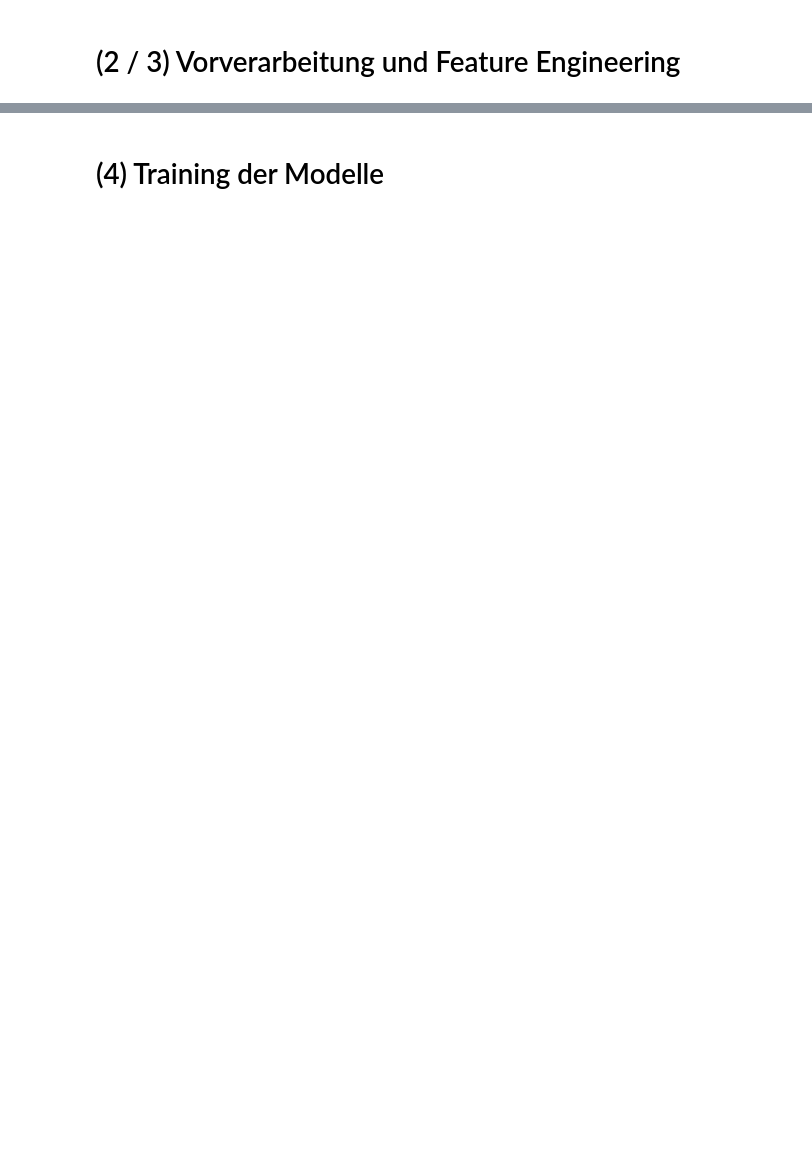
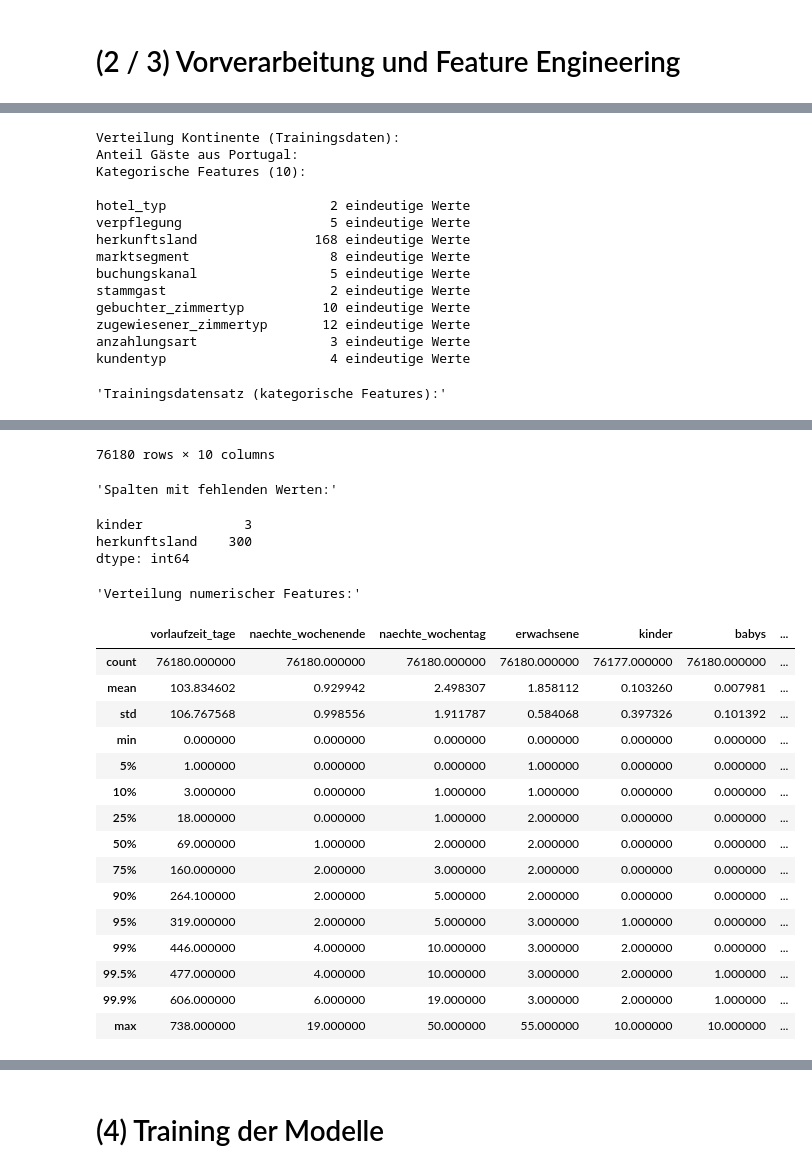
Before and after one commit to vasv1011/semester-3-projekte, a Jupyter notebook: ML/Projekt/project_sv.ipynb, the cells around one changed output, grey strips where cells are left out. Saved outputs shown, nothing was run; the diff lists cells and outputs as text; code cells hidden in the pictures; blank space fills up the shorter version.

```diff
--- a/ML/Projekt/project_sv.ipynb
+++ b/ML/Projekt/project_sv.ipynb
@@ -166,9 +228,9 @@ numerical = X_train.select_dtypes(include=np.number).columns
 # Ergebnis von Transformation der Länder prüfen
 print(
     "Verteilung Kontinente (Trainingsdaten):\n"
-    f"{X_train['herkunftskontinent'].value_counts()}\n\n"
+    # f"{X_train['herkunftskontinent'].value_counts()}\n\n"
     f"Anteil Gäste aus Portugal: "
-    f"{X_train['aus_portugal'].astype(int).mean():.1%}\n"
+    # f"{X_train['aus_portugal'].astype(int).mean():.1%}\n"
 )
 
 # Ausgabe kategorischer Features
@@ -188,3 +250,19 @@ display(
     "Verteilung numerischer Features:",
     X_train.select_dtypes(include=np.number).describe(percentiles=[0.05, 0.1, 0.25, 0.5, 0.75, 0.9, 0.95, 0.99, 0.995, 0.999]),
 )
+# %% [output]
+Verteilung Kontinente (Trainingsdaten):
+Anteil Gäste aus Portugal:
+Kategorische Features (10):
+
+hotel_typ                     2 eindeutige Werte
+verpflegung                   5 eindeutige Werte
+herkunftsland               168 eindeutige Werte
+marktsegment                  8 eindeutige Werte
+buchungskanal                 5 eindeutige Werte
+stammgast                     2 eindeutige Werte
+gebuchter_zimmertyp          10 eindeutige Werte
+zugewiesener_zimmertyp       12 eindeutige Werte
+anzahlungsart                 3 eindeutige Werte
+kundentyp                     4 eindeutige Werte
+'Trainingsdatensatz (kategorische Features):'
@@ -191,3 +281,25 @@ display(
+76180 rows × 10 columns
+'Spalten mit fehlenden Werten:'
+kinder             3
+herkunftsland    300
+dtype: int64
+'Verteilung numerischer Features:'
+|  | vorlaufzeit_tage | naechte_wochenende | naechte_wochentag | erwachsene | kinder | babys | ... |
+| count | 76180.000000 | 76180.000000 | 76180.000000 | 76180.000000 | 76177.000000 | 76180.000000 | ... |
+| mean | 103.834602 | 0.929942 | 2.498307 | 1.858112 | 0.103260 | 0.007981 | ... |
+| std | 106.767568 | 0.998556 | 1.911787 | 0.584068 | 0.397326 | 0.101392 | ... |
+| min | 0.000000 | 0.000000 | 0.000000 | 0.000000 | 0.000000 | 0.000000 | ... |
+| 5% | 1.000000 | 0.000000 | 0.000000 | 1.000000 | 0.000000 | 0.000000 | ... |
+| 10% | 3.000000 | 0.000000 | 1.000000 | 1.000000 | 0.000000 | 0.000000 | ... |
+| 25% | 18.000000 | 0.000000 | 1.000000 | 2.000000 | 0.000000 | 0.000000 | ... |
+| 50% | 69.000000 | 1.000000 | 2.000000 | 2.000000 | 0.000000 | 0.000000 | ... |
+| 75% | 160.000000 | 2.000000 | 3.000000 | 2.000000 | 0.000000 | 0.000000 | ... |
+| 90% | 264.100000 | 2.000000 | 5.000000 | 2.000000 | 0.000000 | 0.000000 | ... |
+| 95% | 319.000000 | 2.000000 | 5.000000 | 3.000000 | 1.000000 | 0.000000 | ... |
+| 99% | 446.000000 | 4.000000 | 10.000000 | 3.000000 | 2.000000 | 0.000000 | ... |
+| 99.5% | 477.000000 | 4.000000 | 10.000000 | 3.000000 | 2.000000 | 1.000000 | ... |
+| 99.9% | 606.000000 | 6.000000 | 19.000000 | 3.000000 | 2.000000 | 1.000000 | ... |
+| max | 738.000000 | 19.000000 | 50.000000 | 55.000000 | 10.000000 | 10.000000 | ... |
 # %%
 import seaborn as sns
 from sklearn.preprocessing import OneHotEncoder
```
Also changed, not shown: parts of 24 cells of this notebook, 1 other file.
